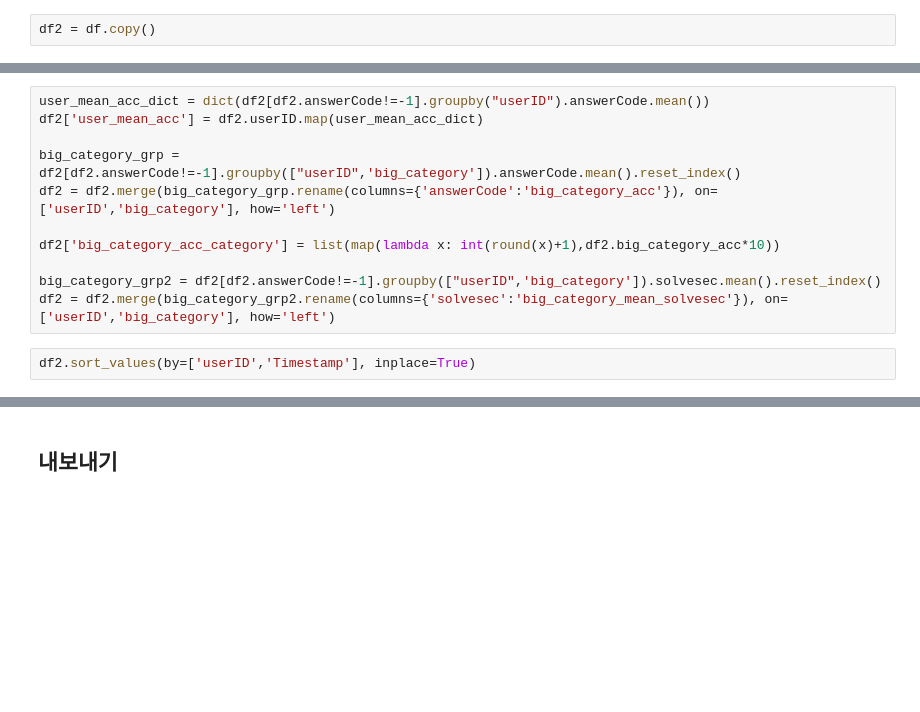
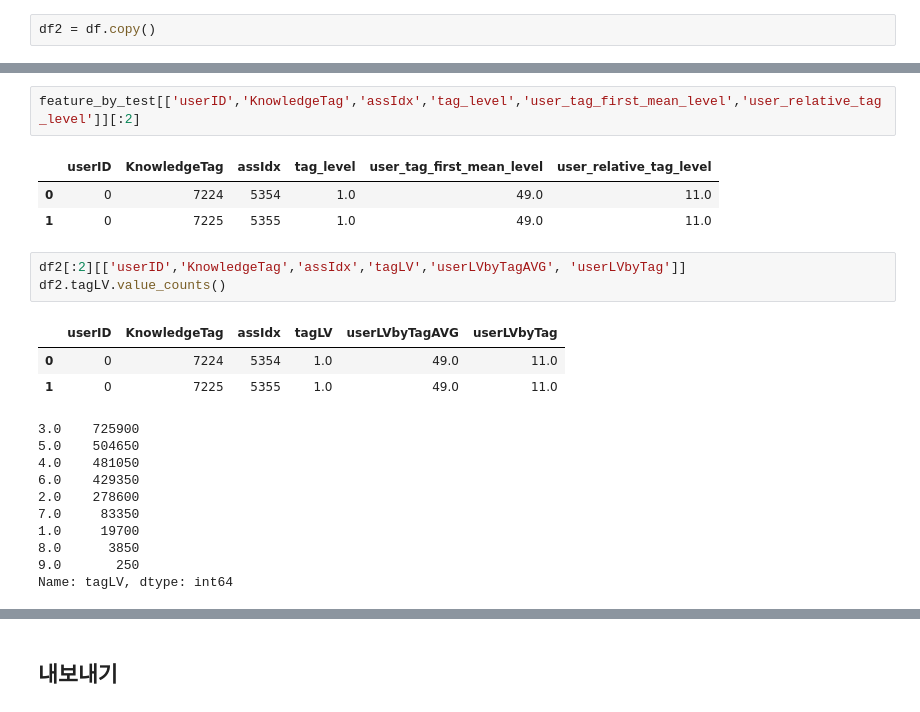
Before and after one commit to boostcampaitech4lv23recsys2/level2_dkt_recsys-level2-recsys-08, a Jupyter notebook: FeatrueEngineering/FE_Others.ipynb, the cells around one changed output, grey strips where cells are left out. Saved outputs shown, nothing was run; the diff lists cells and outputs as text; blank space fills up the shorter version.

```diff
--- a/FeatrueEngineering/FE_Others.ipynb
+++ b/FeatrueEngineering/FE_Others.ipynb
@@ -484,13 +318,0 @@ df2 = df.copy()
-# %%
-user_mean_acc_dict = dict(df2[df2.answerCode!=-1].groupby("userID").answerCode.mean())
-df2['user_mean_acc'] = df2.userID.map(user_mean_acc_dict)
-
-big_category_grp = df2[df2.answerCode!=-1].groupby(["userID",'big_category']).answerCode.mean().reset_index()
-df2 = df2.merge(big_category_grp.rename(columns={'answerCode':'big_category_acc'}), on=['userID','big_category'], how='left')
-
-df2['big_category_acc_category'] = list(map(lambda x: int(round(x)+1),df2.big_category_acc*10))
-
-big_category_grp2 = df2[df2.answerCode!=-1].groupby(["userID",'big_category']).solvesec.mean().reset_index()
-df2 = df2.merge(big_category_grp2.rename(columns={'solvesec':'big_category_mean_solvesec'}), on=['userID','big_category'], how='left')
-# %%
-df2.sort_values(by=['userID','Timestamp'], inplace=True)
@@ -502,0 +384,23 @@ df2['tag_count'] = df2.groupby(['userID','KnowledgeTag']).cumcount()
+# %%
+feature_by_test[['userID','KnowledgeTag','assIdx','tag_level','user_tag_first_mean_level','user_relative_tag_level']][:2]
+# %% [output]
+|  | userID | KnowledgeTag | assIdx | tag_level | user_tag_first_mean_level | user_relative_tag_level |
+| 0 | 0 | 7224 | 5354 | 1.0 | 49.0 | 11.0 |
+| 1 | 0 | 7225 | 5355 | 1.0 | 49.0 | 11.0 |
+# %%
+df2[:2][['userID','KnowledgeTag','assIdx','tagLV','userLVbyTagAVG', 'userLVbyTag']]
+df2.tagLV.value_counts()
+# %% [output]
+|  | userID | KnowledgeTag | assIdx | tagLV | userLVbyTagAVG | userLVbyTag |
+| 0 | 0 | 7224 | 5354 | 1.0 | 49.0 | 11.0 |
+| 1 | 0 | 7225 | 5355 | 1.0 | 49.0 | 11.0 |
+3.0    725900
+5.0    504650
+4.0    481050
+6.0    429350
+2.0    278600
+7.0     83350
+1.0     19700
+8.0      3850
+9.0       250
+Name: tagLV, dtype: int64
```
Also changed, not shown: parts of 37 cells of this notebook.
